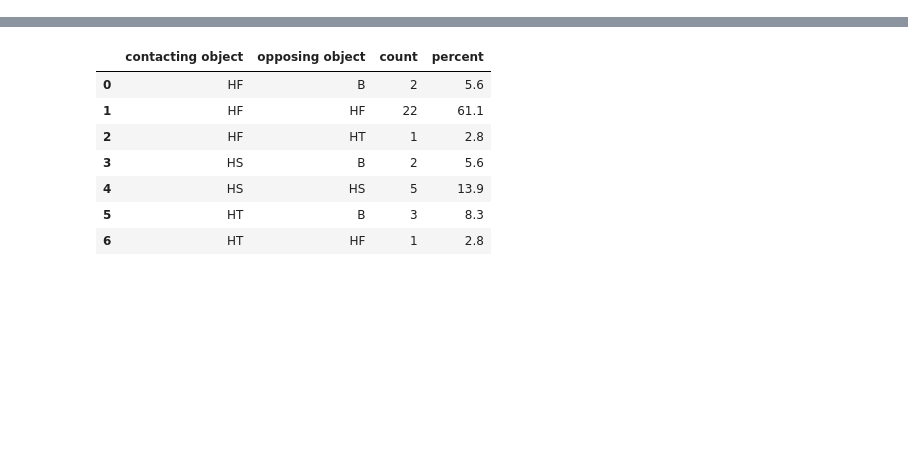
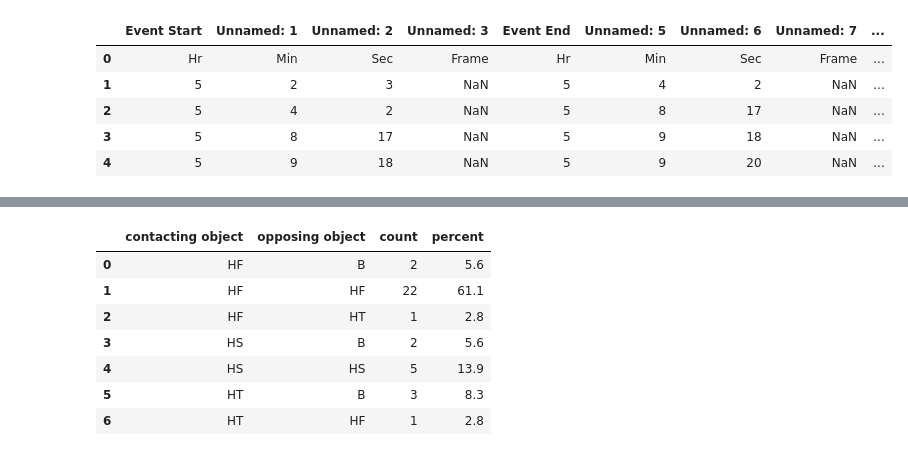
Before and after one commit to ethanzh/stanford-mouthguard, a Jupyter notebook: Analysis.ipynb, the cells around one changed output, grey strips where cells are left out. Cells and saved outputs as stored; diff of their text form; code cells hidden in the pictures; blank space fills up the shorter version.

```diff
--- a/Analysis.ipynb
+++ b/Analysis.ipynb
@@ -12,6 +12,18 @@ def load_files(practice_num):
     sl = pd.read_csv(os.path.join('practices', practice_num, 'sl.csv'))
 
     return ez, sl
+# %%
+# Test data for visualisation purposes
+
+test_ez, test_sl = load_files(1)  # Test
+test_ez.head()
+# %% [output]
+|  | Event Start | Unnamed: 1 | Unnamed: 2 | Unnamed: 3 | Event End | Unnamed: 5 | Unnamed: 6 | Unnamed: 7 | ... |
+| 0 | Hr | Min | Sec | Frame | Hr | Min | Sec | Frame | ... |
+| 1 | 5 | 2 | 3 | NaN | 5 | 4 | 2 | NaN | ... |
+| 2 | 5 | 4 | 2 | NaN | 5 | 8 | 17 | NaN | ... |
+| 3 | 5 | 8 | 17 | NaN | 5 | 9 | 18 | NaN | ... |
+| 4 | 5 | 9 | 18 | NaN | 5 | 9 | 20 | NaN | ... |
 # %%
 # Name columns
 
```
Also changed, not shown: parts of 18 cells of this notebook, 1 other file.
